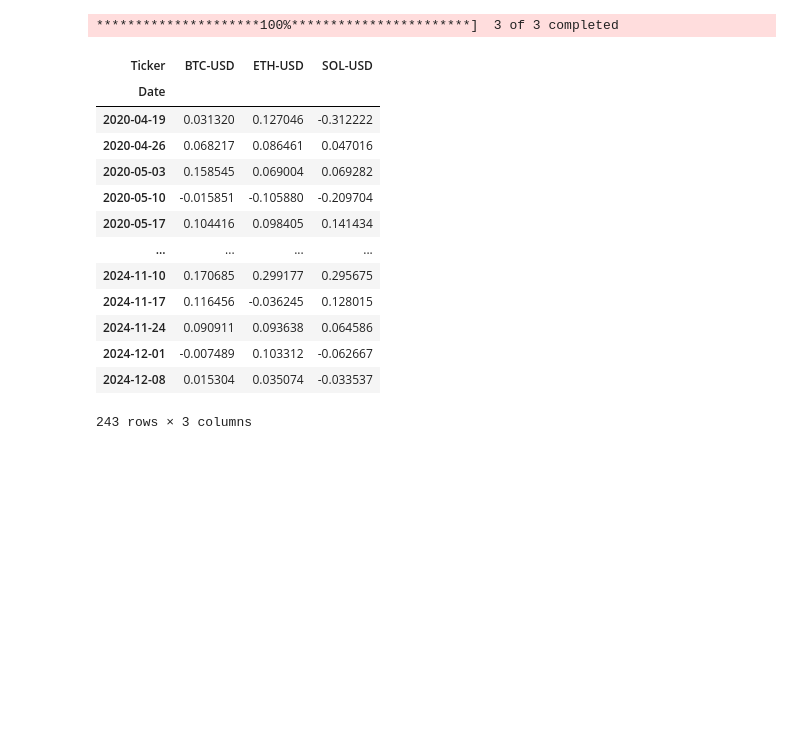
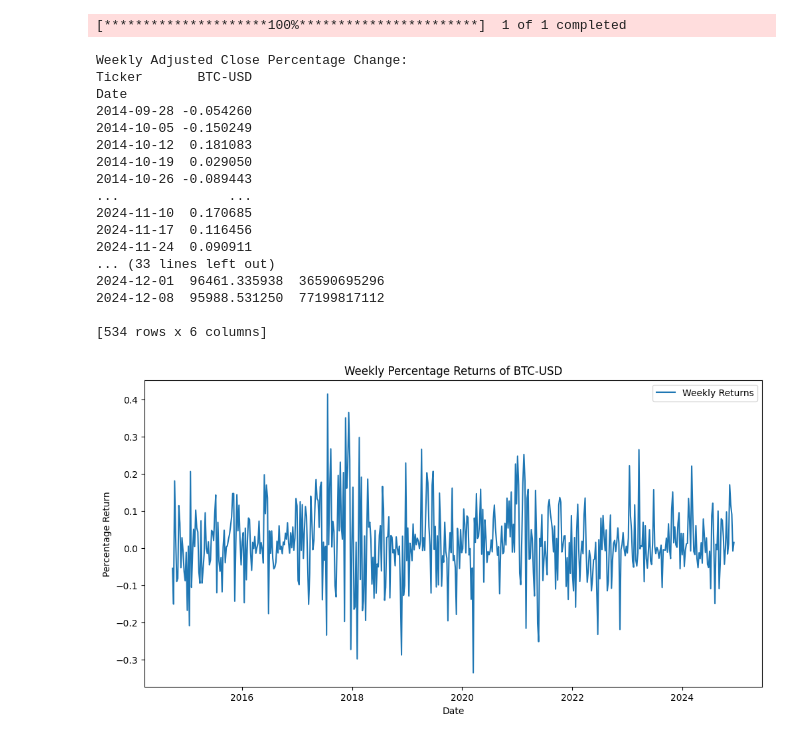
Before and after one commit to NathanielYee/oyster-alpha-model, a Jupyter notebook: data-analysis.ipynb, the cells around one changed output. Cells and saved outputs as stored; diff of their text form; code cells hidden in the pictures; blank space fills up the shorter version.

```diff
--- a/data-analysis.ipynb
+++ b/data-analysis.ipynb
@@ -10,27 +10,52 @@ import matplotlib.pyplot as plt
 # %%
 ticker_list = ['SOL-USD','ETH-USD','BTC-USD']
 # %%
+import pandas as pd
+import yfinance as yf
+import datetime as dt
+
 start_date = dt.datetime(2011, 1, 1)
 end_date = dt.datetime(2024, 12, 5)
-returns = (yf.download(ticker_list,start_date-pd.offsets.BDay(1),end_date+pd.offsets.BDay(1))['Adj Close']
-               .resample('W')
-               .last()
-               .pct_change().dropna())
-returns.index=returns.index.tz_localize(None)
-returns
+
+ticker_list = ["BTC-USD"]
+data = yf.download(ticker_list, start=start_date - pd.offsets.BDay(1), end=end_date + pd.offsets.BDay(1))
+weekly_data = data.resample('W').last()
+weekly_returns = weekly_data['Adj Close'].pct_change().dropna()
+weekly_returns.index = weekly_returns.index.tz_localize(None)
+weekly_data.index = weekly_data.index.tz_localize(None)
+
+print("Weekly Adjusted Close Percentage Change:")
+print(weekly_returns)
+
+print("\nWeekly OHLC and Volume Data:")
+print(weekly_data)# Plot Weekly Returns
 # %% [output]
-*********************100%***********************]  3 of 3 completed
+[*********************100%***********************]  1 of 1 completed
-| Ticker | BTC-USD | ETH-USD | SOL-USD |
-| Date |  |  |  |
-| 2020-04-19 | 0.031320 | 0.127046 | -0.312222 |
-| 2020-04-26 | 0.068217 | 0.086461 | 0.047016 |
-| 2020-05-03 | 0.158545 | 0.069004 | 0.069282 |
-| 2020-05-10 | -0.015851 | -0.105880 | -0.209704 |
-| 2020-05-17 | 0.104416 | 0.098405 | 0.141434 |
-| ... | ... | ... | ... |
-| 2024-11-10 | 0.170685 | 0.299177 | 0.295675 |
-| 2024-11-17 | 0.116456 | -0.036245 | 0.128015 |
-| 2024-11-24 | 0.090911 | 0.093638 | 0.064586 |
-| 2024-12-01 | -0.007489 | 0.103312 | -0.062667 |
-| 2024-12-08 | 0.015304 | 0.035074 | -0.033537 |
-243 rows × 3 columns
+Weekly Adjusted Close Percentage Change:
+Ticker       BTC-USD
+Date
+2014-09-28 -0.054260
+2014-10-05 -0.150249
+2014-10-12  0.181083
+2014-10-19  0.029050
+2014-10-26 -0.089443
+...              ...
+2024-11-10  0.170685
+2024-11-17  0.116456
+2024-11-24  0.090911
+... (33 lines left out)
+2024-12-01  96461.335938  36590695296
+2024-12-08  95988.531250  77199817112
+
+[534 rows x 6 columns]
+# %%
+# Plot Weekly Returns
+plt.figure(figsize=(12, 6))
+plt.plot(weekly_returns, label='Weekly Returns')
+plt.title('Weekly Percentage Returns of BTC-USD')
+plt.xlabel('Date')
+plt.ylabel('Percentage Return')
+plt.legend()
+plt.show()
+# %% [output]
+[figure, added]
```
Also changed, not shown: parts of 9 cells of this notebook.
